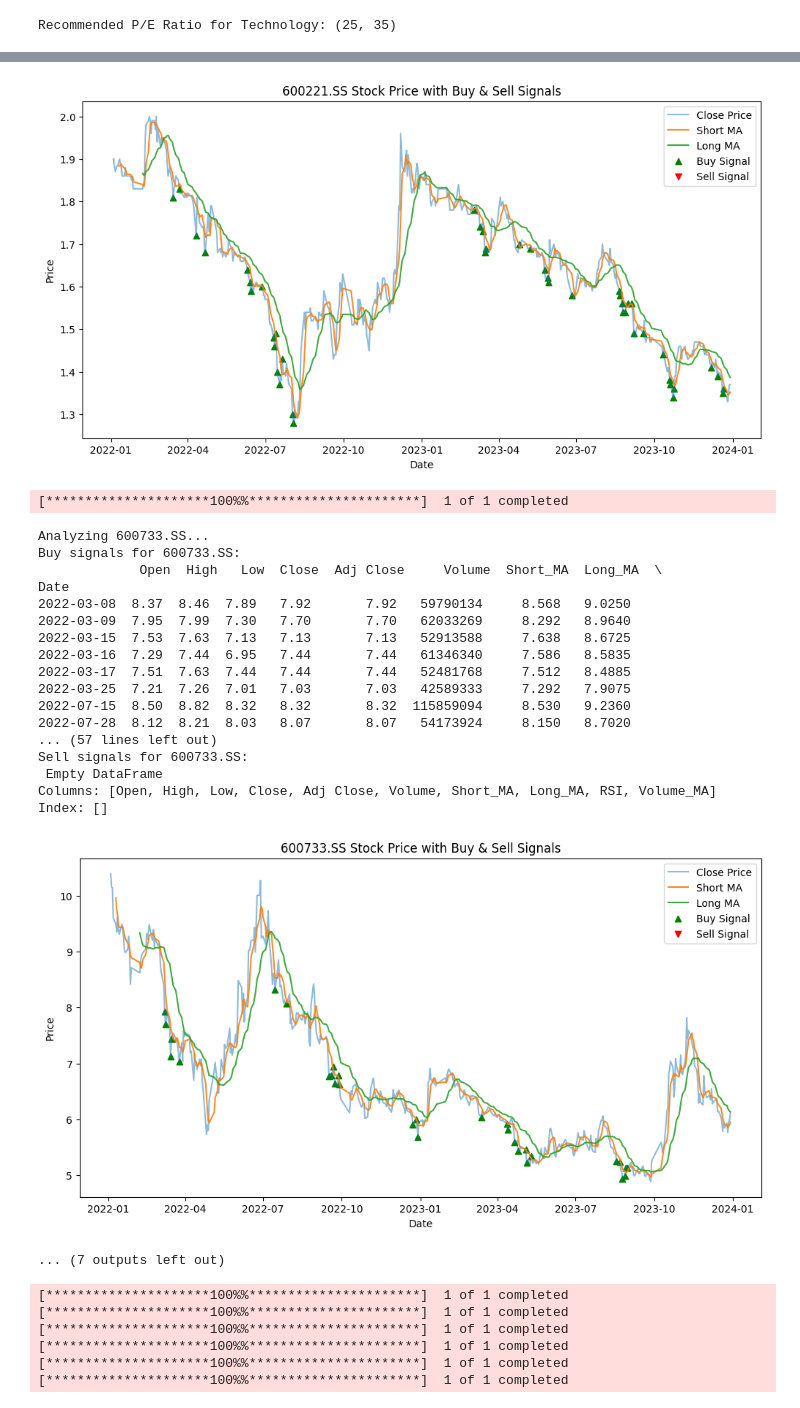
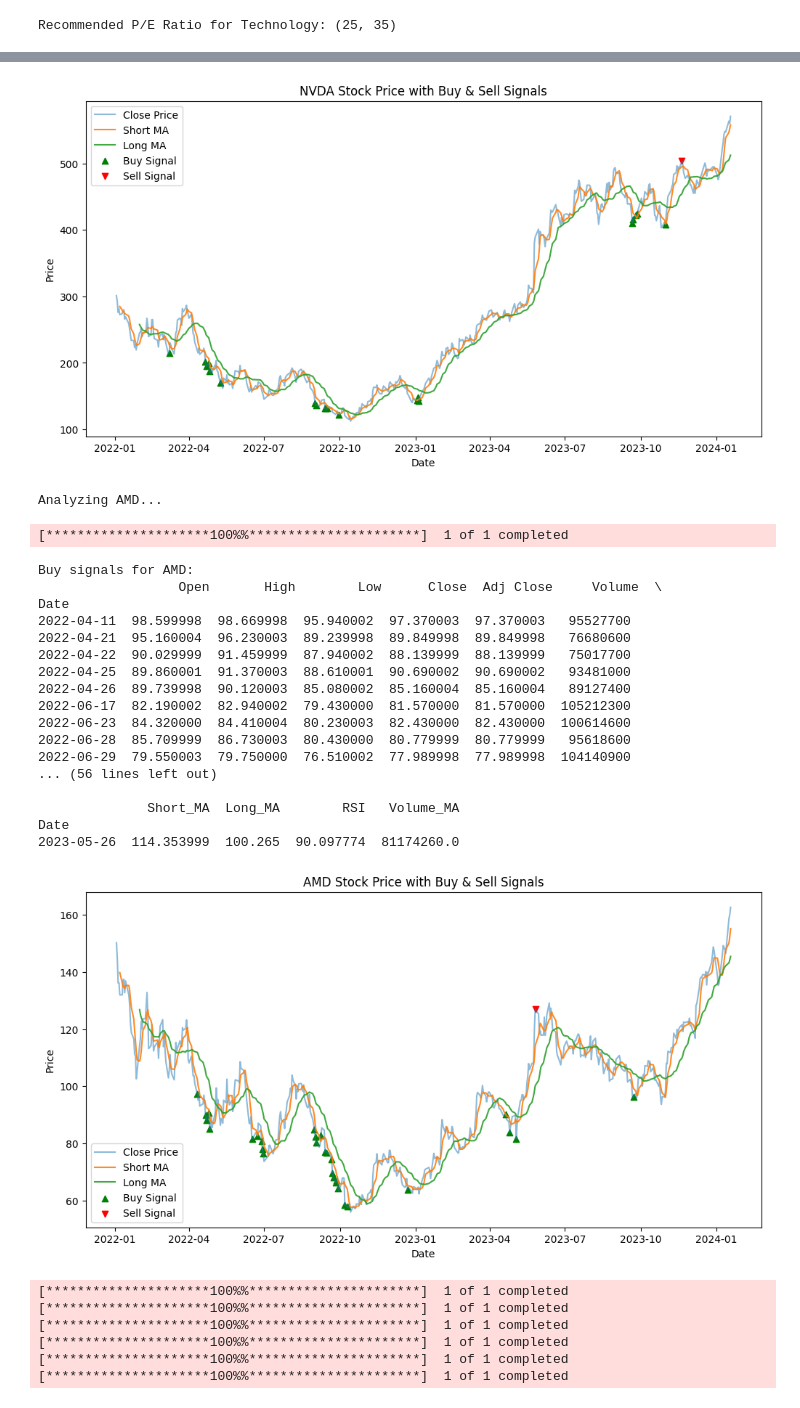
Before and after one commit to zhijiezh/stock-daily-check, a Jupyter notebook: test.ipynb, the cells around one changed output, grey strips where cells are left out. Cells and saved outputs as stored; diff of their text form; code cells hidden in the pictures.

```diff
--- a/test.ipynb
+++ b/test.ipynb
@@ -128,10 +128,11 @@ def backtest_strategy(stock_data, buy_signals, sell_signals, holding_period=30,
 # %%
 
 # Define a list of stock tickers
-tickers = ['601288.SS', '688091.SS', '600221.SS', '600733.SS', '300169.SZ','603628.SS']
+# tickers = ['601288.SS', '688091.SS', '600221.SS', '600733.SS', '300169.SZ','603628.SS']
 
+tickers = ['BTC-USD', 'ETH-USD','NVDA','AMD']
 start_date = '2022-01-01'
-end_date = '2024-01-01'
+end_date = '2024-01-19'
 
 # Monitor each stock
 for ticker in tickers:
@@ -215,24 +217,24 @@ Index: []
-[figure, old version]
+[figure, new version]
-[*********************100%%**********************]  1 of 1 completed
-Analyzing 600733.SS...
-Buy signals for 600733.SS:
-             Open  High   Low  Close  Adj Close     Volume  Short_MA  Long_MA  \
-Date
-2022-03-08  8.37  8.46  7.89   7.92       7.92   59790134     8.568   9.0250
-2022-03-09  7.95  7.99  7.30   7.70       7.70   62033269     8.292   8.9640
-2022-03-15  7.53  7.63  7.13   7.13       7.13   52913588     7.638   8.6725
-2022-03-16  7.29  7.44  6.95   7.44       7.44   61346340     7.586   8.5835
-2022-03-17  7.51  7.63  7.44   7.44       7.44   52481768     7.512   8.4885
-2022-03-25  7.21  7.26  7.01   7.03       7.03   42589333     7.292   7.9075
-2022-07-15  8.50  8.82  8.32   8.32       8.32  115859094     8.530   9.2360
-2022-07-28  8.12  8.21  8.03   8.07       8.07   54173924     8.150   8.7020
-... (57 lines left out)
-Sell signals for 600733.SS:
- Empty DataFrame
-Columns: [Open, High, Low, Close, Adj Close, Volume, Short_MA, Long_MA, RSI, Volume_MA]
-Index: []
+Analyzing AMD...
+[*********************100%%**********************]  1 of 1 completed
+Buy signals for AMD:
+                  Open       High        Low      Close  Adj Close     Volume  \
+Date
+2022-04-11  98.599998  98.669998  95.940002  97.370003  97.370003   95527700
+2022-04-21  95.160004  96.230003  89.239998  89.849998  89.849998   76680600
+2022-04-22  90.029999  91.459999  87.940002  88.139999  88.139999   75017700
+2022-04-25  89.860001  91.370003  88.610001  90.690002  90.690002   93481000
+2022-04-26  89.739998  90.120003  85.080002  85.160004  85.160004   89127400
+2022-06-17  82.190002  82.940002  79.430000  81.570000  81.570000  105212300
+2022-06-23  84.320000  84.410004  80.230003  82.430000  82.430000  100614600
+2022-06-28  85.709999  86.730003  80.430000  80.779999  80.779999   95618600
+2022-06-29  79.550003  79.750000  76.510002  77.989998  77.989998  104140900
+... (56 lines left out)
+
+              Short_MA  Long_MA        RSI   Volume_MA
+Date
+2023-05-26  114.353999  100.265  90.097774  81174260.0
-[figure, old version]
+[figure, new version]
-... (7 outputs left out)
 # %%
 
 # Example usage
```
Also changed, not shown: parts of 3 cells of this notebook.
